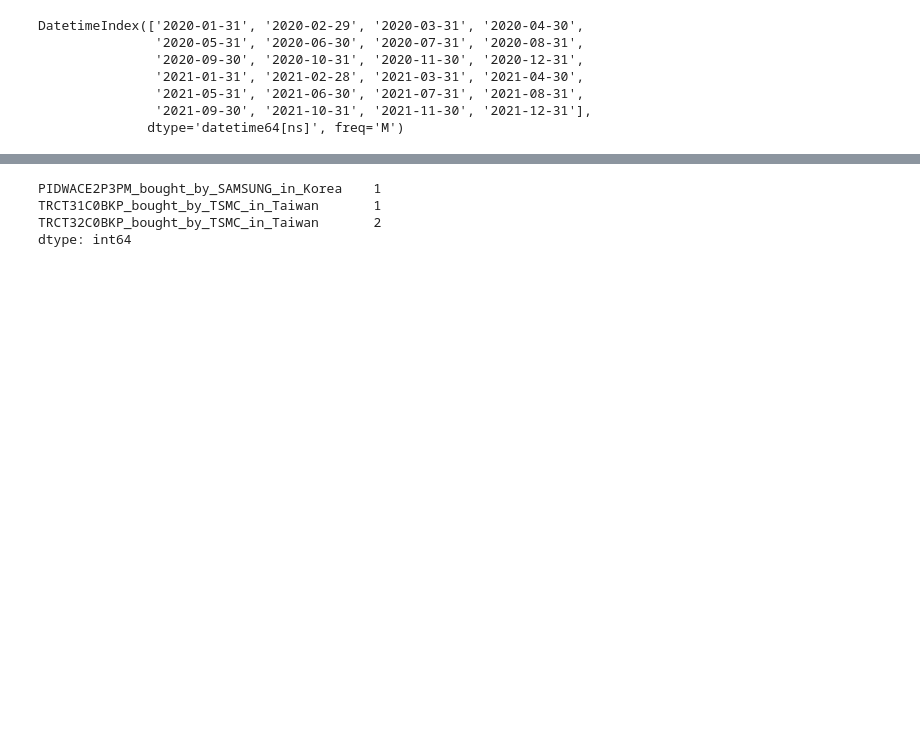
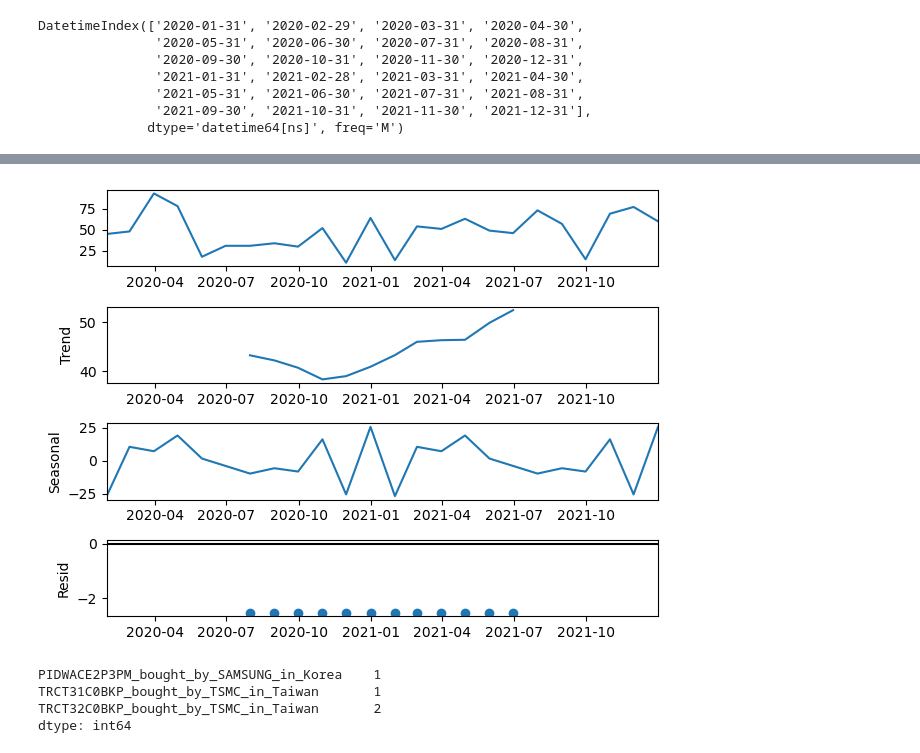
Before and after one commit to statistactics/open-sourcexperiments, a Jupyter notebook: statsmodels_sd_double_plot.ipynb, the cells around one changed output, grey strips where cells are left out. Drawn from its saved outputs; the diff is of its cells as text; code cells hidden in the pictures; blank space fills up the shorter version.

```diff
--- a/statsmodels_sd_double_plot.ipynb
+++ b/statsmodels_sd_double_plot.ipynb
@@ -395,3 +400,7 @@ class DecomposeResult:
+# %%
+seasonal_decompose(test_df).plot()
+# %% [output]
+[figure, added]
 # %%
 prodcustreg_pivot.isnull().sum()
 # %% [output]
```
Also changed, not shown: parts of 4 cells of this notebook.
